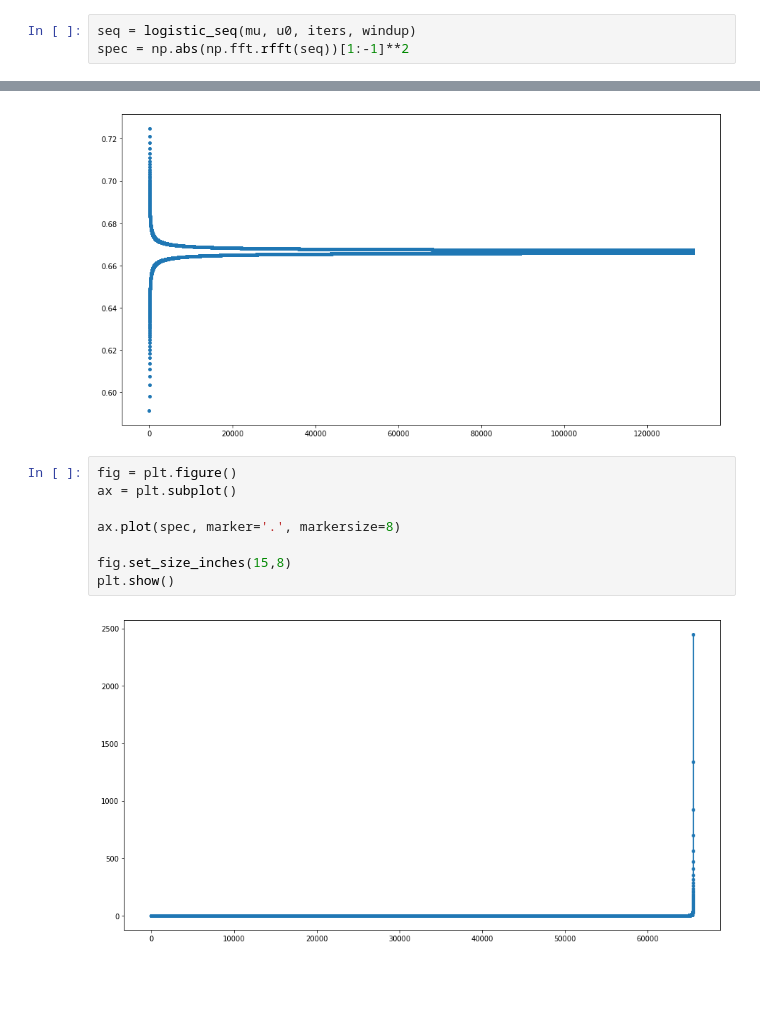
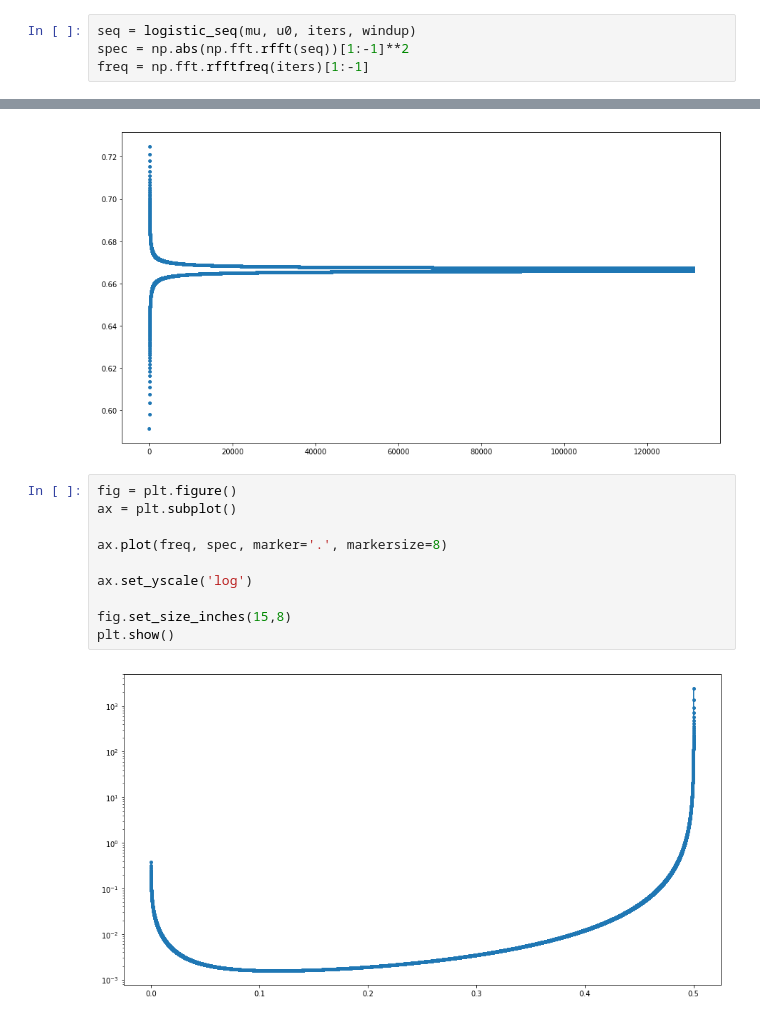
Before and after one commit to ManshaP/CCEES, a Jupyter notebook: exercise_3/2_spectrum_of_logistic_map.ipynb, the cells around one changed output, grey strips where cells are left out. Saved outputs shown, nothing was run; the diff lists cells and outputs as text; blank space fills up the shorter version.

```diff
--- a/exercise_3/2_spectrum_of_logistic_map.ipynb
+++ b/exercise_3/2_spectrum_of_logistic_map.ipynb
@@ -105,6 +112,7 @@ iters = 2**17
 # %%
 seq = logistic_seq(mu, u0, iters, windup)
 spec = np.abs(np.fft.rfft(seq))[1:-1]**2
+freq = np.fft.rfftfreq(iters)[1:-1]
 # %%
 fig = plt.figure()
 ax = plt.subplot()
@@ -118,10 +126,12 @@ plt.show()
 # %%
 fig = plt.figure()
 ax = plt.subplot()
 
-ax.plot(spec, marker='.', markersize=8)
+ax.plot(freq, spec, marker='.', markersize=8)
+
+ax.set_yscale('log')
 
 fig.set_size_inches(15,8)
 plt.show()
 # %% [output]
-[figure, old version]
+[figure, new version]
```
Also changed, not shown: parts of 5 cells of this notebook.
